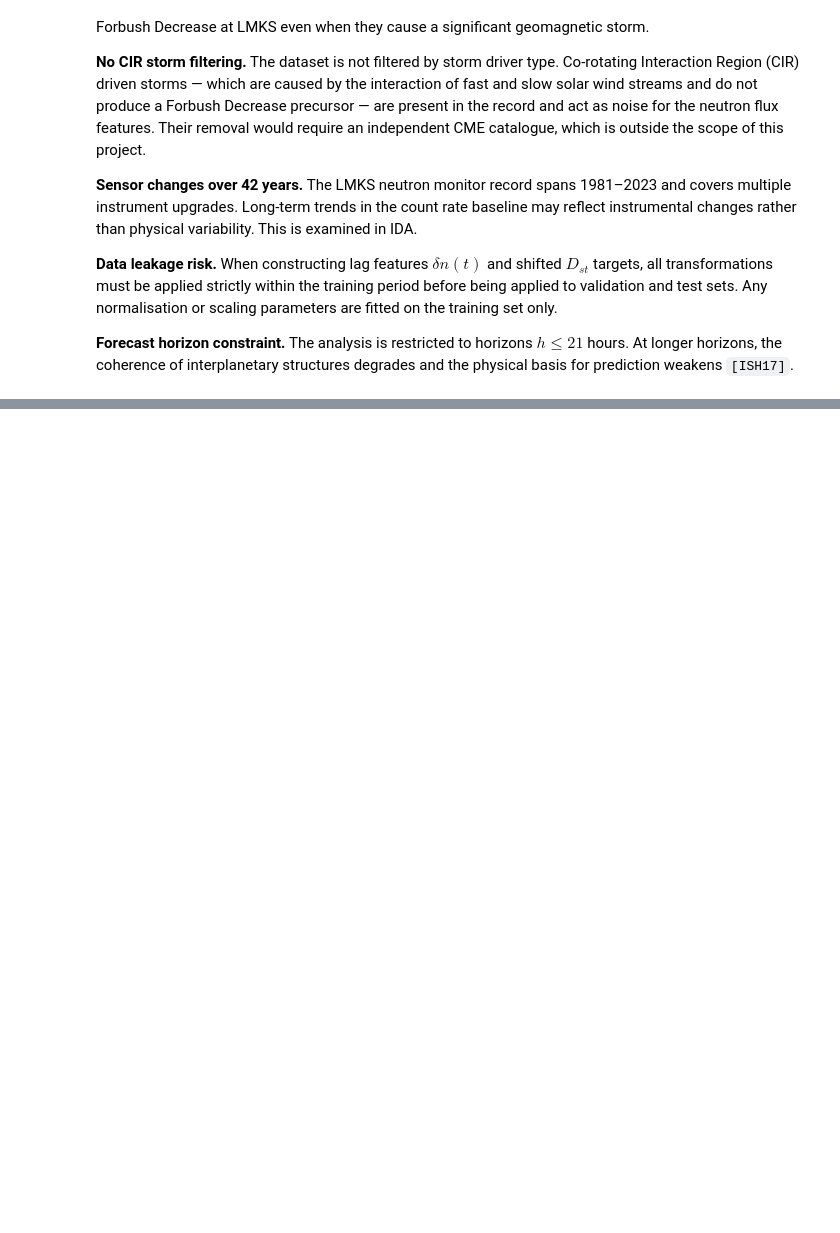
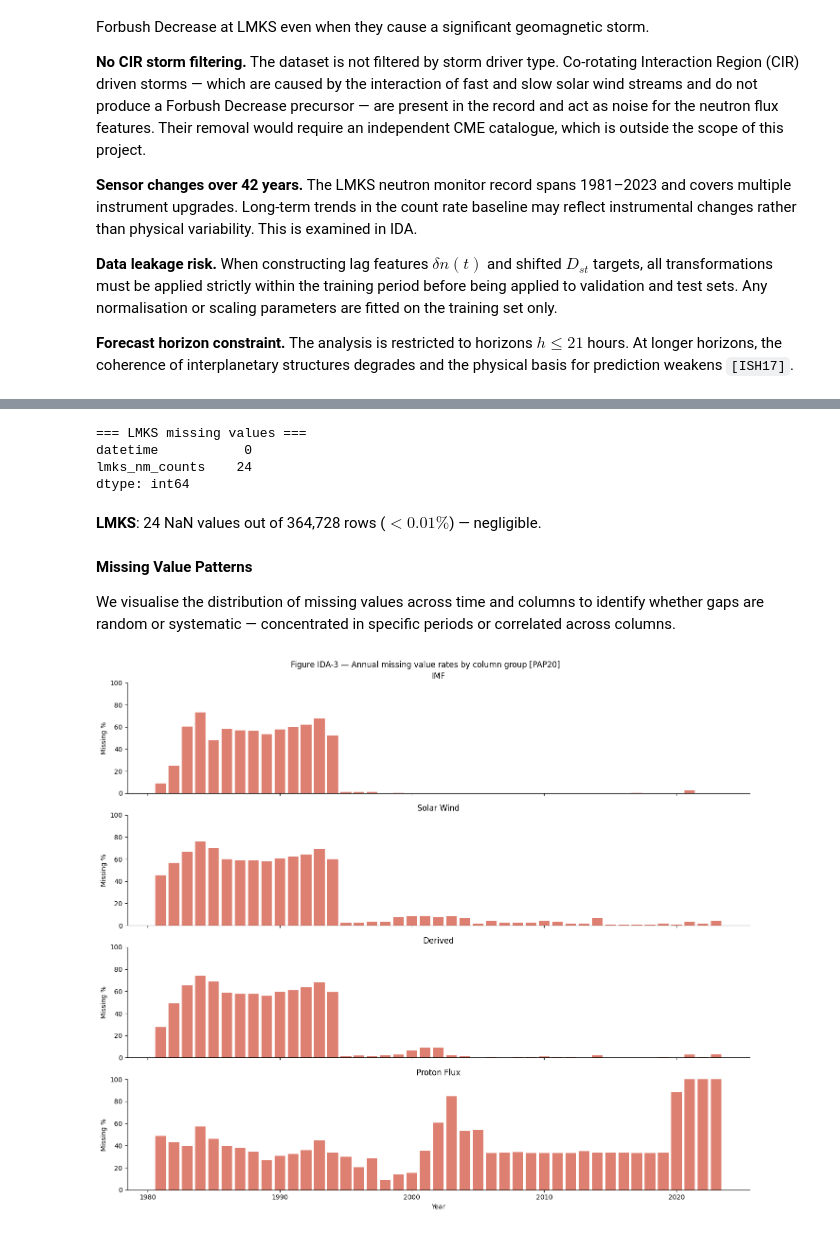
Before and after one commit to RoumenNikolov/cosmic-ray-storm-clean, a Jupyter notebook: cosmic_ray_storm_prediction.ipynb, the cells around one changed output, grey strips where cells are left out. Cells and saved outputs as stored; diff of their text form; code cells hidden in the pictures; blank space fills up the shorter version.

Commit message:
feat: IDA – missing values analysis, fill codes verification, annual missing patterns

```diff
--- a/cosmic_ray_storm_prediction.ipynb
+++ b/cosmic_ray_storm_prediction.ipynb
@@ -101,0 +121,20 @@ where $N(t)$ is the hourly neutron count rate from the LMKS station `[KIS24]` an
+# %%
+# Parse column names from fmt file
+with open('data/input/omni2_6HWKguLfs2.fmt', 'r') as f:
+    lines = f.readlines()
+
+col_names = []
+for line in lines:
+    match = re.match(r'\s*\d+\s+(.+?)\s+[IF]\d', line)
+    if match:
+        name = match.group(1).strip()
+        col_names.append(name)
+
+# Load data
+df_omni = pd.read_csv('data/input/omni2_6HWKguLfs2.lst', sep=r'\s+', header=None, names=col_names)
+print("\n=== OMNI — first 5 rows ===")
+print(df_omni.head())
+print("\n=== OMNI — shape ===")
+print(df_omni.shape)
+print("\n=== OMNI — dtypes ===")
+print(df_omni.dtypes)
@@ -101,0 +345,49 @@ where $N(t)$ is the hourly neutron count rate from the LMKS station `[KIS24]` an
+# %%
+print("\n=== LMKS missing values ===")
+print(df_lmks.isnull().sum())
+# %% [output]
+=== LMKS missing values ===
+datetime           0
+lmks_nm_counts    24
+dtype: int64
+# %% [markdown]
+**LMKS**: 24 NaN values out of 364,728 rows ($< 0.01\%$) — negligible.
+# %% [markdown]
+**Missing Value Patterns**
+
+We visualise the distribution of missing values across time and columns to identify whether gaps are random or systematic — concentrated in specific periods or correlated across columns.
+# %%
+df_viz = df_omni.copy()
+for col, fv in fill_map.items():
+    df_viz[col] = df_viz[col].replace(fv, np.nan)
+
+df_viz['YEAR'] = df_omni['YEAR']
+
+groups = {
+    'IMF':         ['BZ, nT (GSM)', 'BY, nT (GSM)', 'BX, nT (GSE, GSM)', 'Scalar B, nT'],
+    'Solar Wind':  ['SW Plasma Speed, km/s', 'SW Proton Density, N/cm^3',
+                    'SW Plasma Temperature, K', 'Alpha/Prot. ratio'],
+    'Derived':     ['E elecrtric field', 'Flow pressure', 'Plasma Beta', 'Alfen mach number'],
+    'Proton Flux': ['Proton flux (>1 Mev)', 'Proton flux (>10 Mev)', 'Proton flux (>60 Mev)'],
+}
+
+fig, axes = plt.subplots(len(groups), 1, figsize=(14, 12), sharex=True)
+
+for ax, (group_name, cols) in zip(axes, groups.items()):
+    annual_missing = df_viz.groupby('YEAR')[cols].apply(
+        lambda x: x.isnull().mean().mean() * 100
+    )
+    ax.bar(annual_missing.index, annual_missing, color='#d6604d', alpha=0.8, width=0.8)
+    ax.set_ylabel('Missing %')
+    ax.set_title(group_name)
+    ax.set_ylim(0, 100)
+    ax.spines['top'].set_visible(False)
+    ax.spines['right'].set_visible(False)
+
+axes[-1].set_xlabel('Year')
+plt.suptitle('Figure IDA-3 — Annual missing value rates by column group [PAP20]', fontsize=12)
+plt.tight_layout()
+plt.savefig('images/fig_ida3_missing_patterns.png', dpi=150, bbox_inches='tight')
+plt.show()
+# %% [output]
+[figure, added]
```
Also changed, not shown: parts of 13 cells of this notebook.
